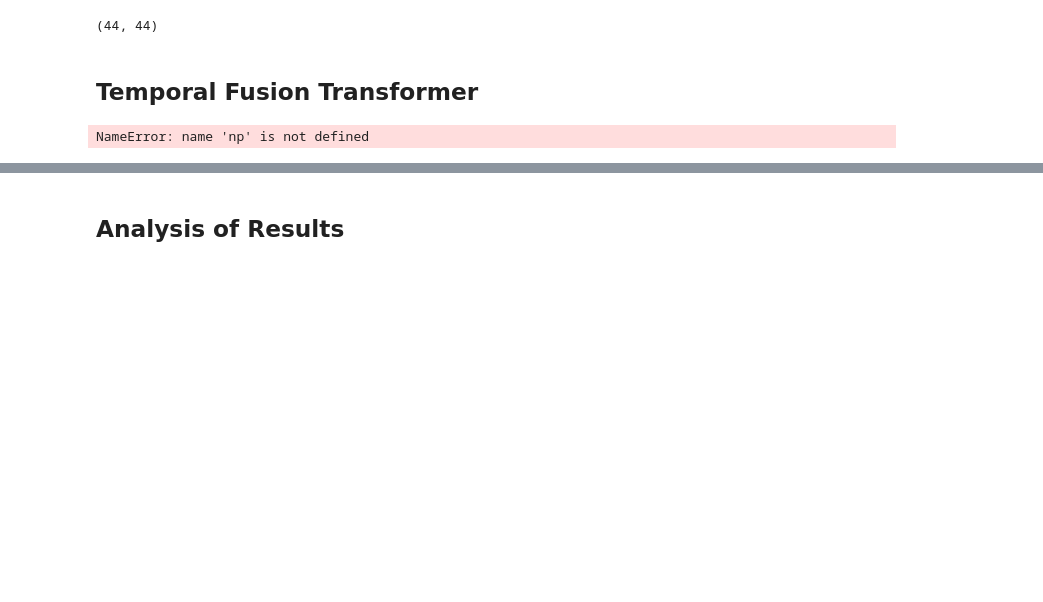
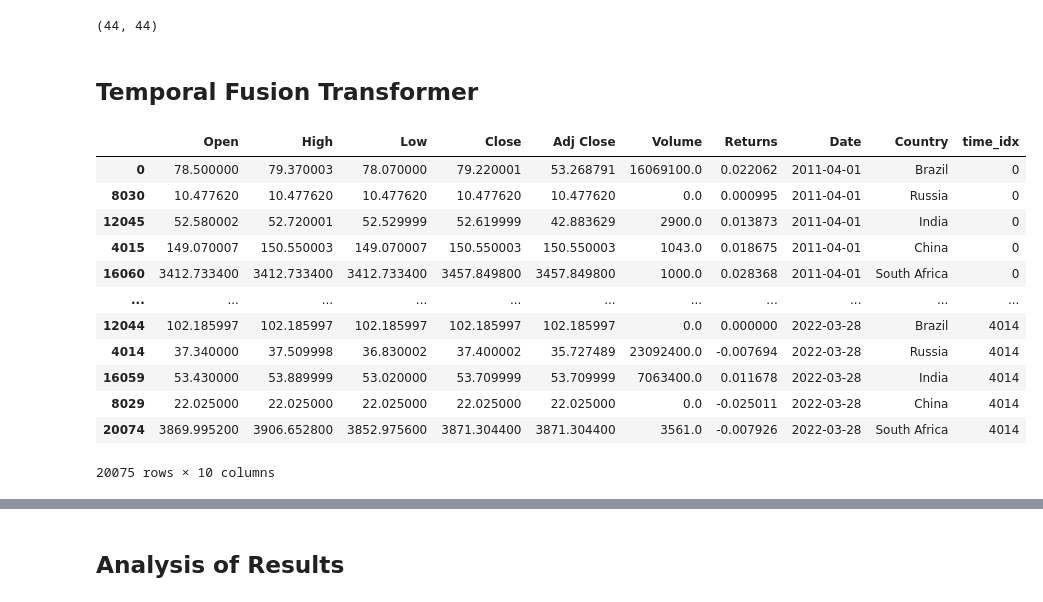
Before and after one commit to ntsikaniceguy/Research, a Jupyter notebook: modelling.ipynb, the cells around one changed output, grey strips where cells are left out. Drawn from its saved outputs; the diff is of its cells as text; code cells hidden in the pictures; blank space fills up the shorter version.

Commit message:
Changes to data to make it compatible on the tft

```diff
--- a/modelling.ipynb
+++ b/modelling.ipynb
@@ -421,37 +424,40 @@ from pytorch_forecasting.models.temporal_fusion_transformer.tuning import optimi
 import pytorch_lightning as pl
 from pytorch_lightning.callbacks import EarlyStopping, LearningRateMonitor
 from pytorch_lightning.loggers import TensorBoardLogger
-# %%
-from pytorch_forecasting.data.examples import get_stallion_data
-
-data = get_stallion_data()
-
-# add time index
-data["time_idx"] = data["date"].dt.year * 12 + data["date"].dt.month
-data["time_idx"] -= data["time_idx"].min()
-
-# add additional features
-data["month"] = data.date.dt.month.astype(str).astype("category")  # categories have be strings
-data["log_volume"] = np.log(data.volume + 1e-8)
-data["avg_volume_by_sku"] = data.groupby(["time_idx", "sku"], observed=True).volume.transform("mean")
-data["avg_volume_by_agency"] = data.groupby(["time_idx", "agency"], observed=True).volume.transform("mean")
-
-# we want to encode special days as one variable and thus need to first reverse one-hot encoding
-special_days = [
-    "easter_day",
-    "good_friday",
-    "new_year",
-    "christmas",
-    "labor_day",
-    "independence_day",
-    "revolution_day_memorial",
-    "regional_games",
-    "fifa_u_17_world_cup",
-    "football_gold_cup",
-    "beer_capital",
-    "music_fest",
-]
-data[special_days] = data[special_days].apply(lambda x: x.map({0: "-", 1: x.name})).astype("category")
-# %% [output]
-NameError: name 'np' is not defined
+# %%
+tft_df = pd.read_csv('tft.csv')
+# %%
+tft_df.drop(columns='Unnamed: 0', inplace=True)
+tft_df.sort_values(by=['Date'], inplace=True)
+
+countries = ['Brazil', 'Russia', 'India', 'China', 'South Africa']
+all_countries = []
+for _ in range(4015):
+    all_countries.append(countries)
+
+copied_countries = all_countries.copy()
+all_countries = np.array(copied_countries)
+countries = all_countries.reshape(20075)
+
+tft_df['Country'] = countries
+# %%
+tft_df['Date']  = pd.to_datetime(tft_df['Date'])
+# %%
+tft_df['time_idx'] = tft_df.apply(lambda row: (row['Date'] - dt.datetime.strptime('2011-04-01', '%Y-%m-%d')).days, axis=1)
+# %%
+tft_df
+# %% [output]
+|  | Open | High | Low | Close | Adj Close | Volume | Returns | Date | Country | time_idx |
+| 0 | 78.500000 | 79.370003 | 78.070000 | 79.220001 | 53.268791 | 16069100.0 | 0.022062 | 2011-04-01 | Brazil | 0 |
+| 8030 | 10.477620 | 10.477620 | 10.477620 | 10.477620 | 10.477620 | 0.0 | 0.000995 | 2011-04-01 | Russia | 0 |
+| 12045 | 52.580002 | 52.720001 | 52.529999 | 52.619999 | 42.883629 | 2900.0 | 0.013873 | 2011-04-01 | India | 0 |
+| 4015 | 149.070007 | 150.550003 | 149.070007 | 150.550003 | 150.550003 | 1043.0 | 0.018675 | 2011-04-01 | China | 0 |
+| 16060 | 3412.733400 | 3412.733400 | 3412.733400 | 3457.849800 | 3457.849800 | 1000.0 | 0.028368 | 2011-04-01 | South Africa | 0 |
+| ... | ... | ... | ... | ... | ... | ... | ... | ... | ... | ... |
+| 12044 | 102.185997 | 102.185997 | 102.185997 | 102.185997 | 102.185997 | 0.0 | 0.000000 | 2022-03-28 | Brazil | 4014 |
+| 4014 | 37.340000 | 37.509998 | 36.830002 | 37.400002 | 35.727489 | 23092400.0 | -0.007694 | 2022-03-28 | Russia | 4014 |
+| 16059 | 53.430000 | 53.889999 | 53.020000 | 53.709999 | 53.709999 | 7063400.0 | 0.011678 | 2022-03-28 | India | 4014 |
+| 8029 | 22.025000 | 22.025000 | 22.025000 | 22.025000 | 22.025000 | 0.0 | -0.025011 | 2022-03-28 | China | 4014 |
+| 20074 | 3869.995200 | 3906.652800 | 3852.975600 | 3871.304400 | 3871.304400 | 3561.0 | -0.007926 | 2022-03-28 | South Africa | 4014 |
+20075 rows × 10 columns
 # %%
```
Also changed, not shown: parts of 26 cells of this notebook, 25 other files.
